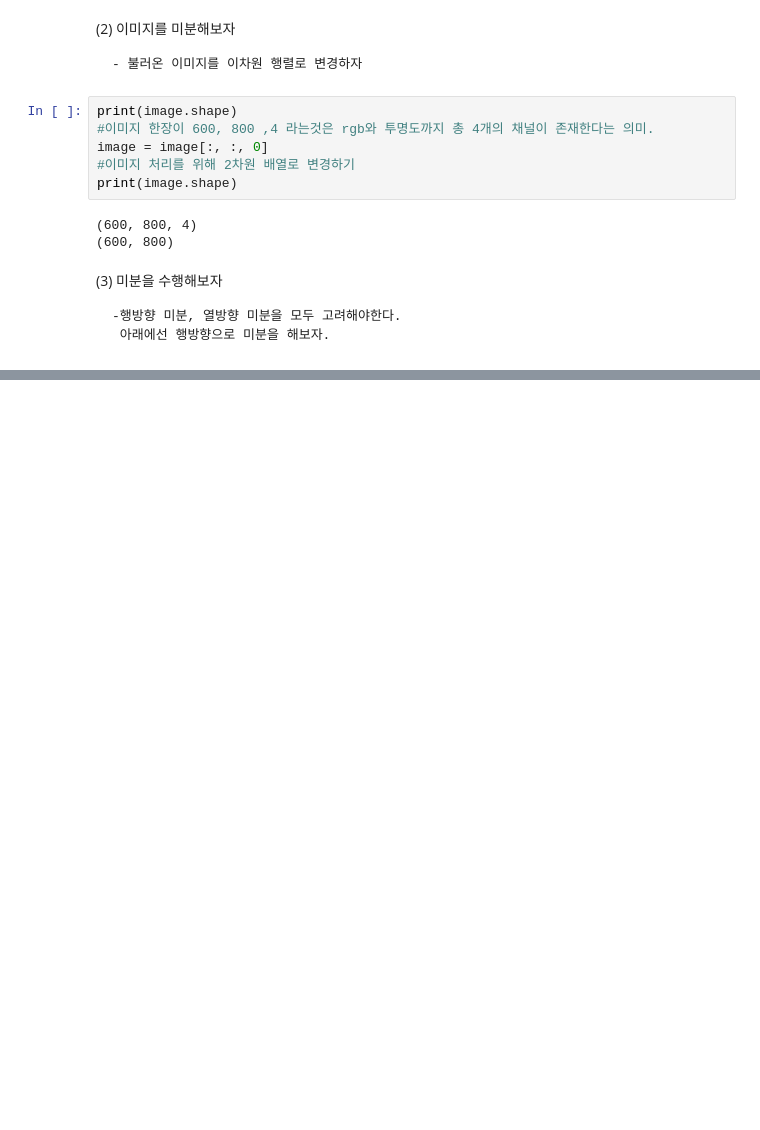
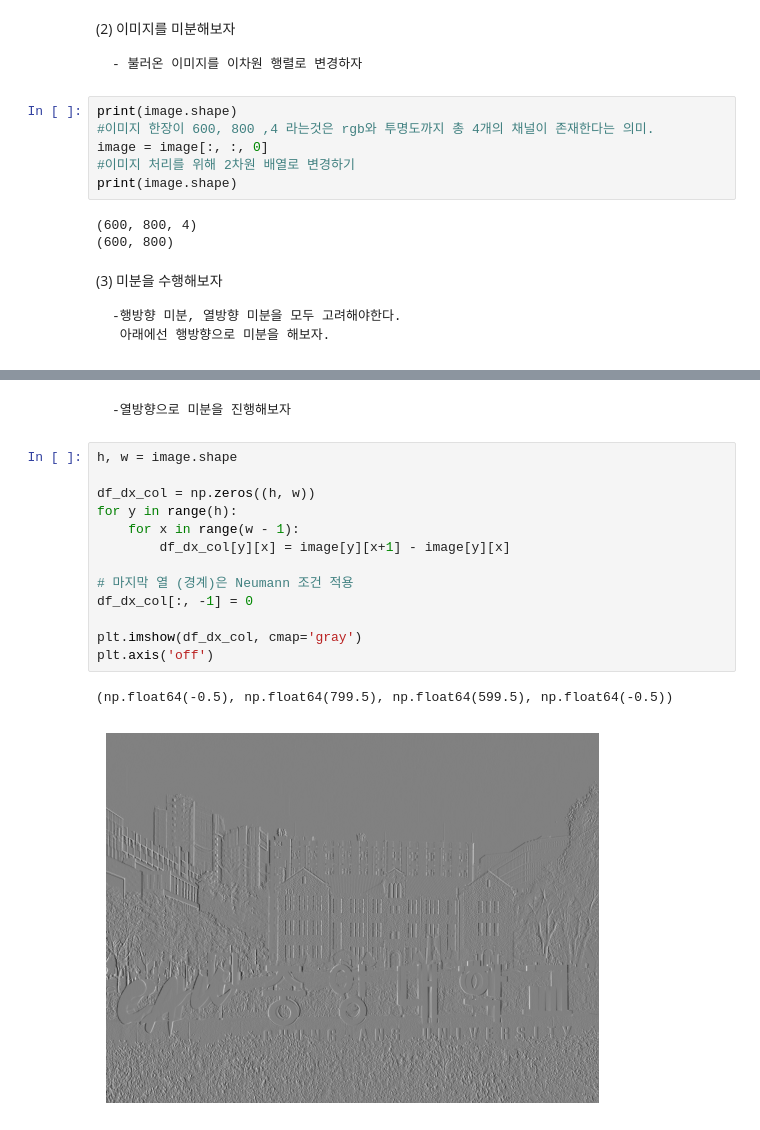
Before and after one commit to ha5804/Data_Preprossesing, a Jupyter notebook: basic.ipynb, the cells around one changed output, grey strips where cells are left out. Drawn from its saved outputs; the diff is of its cells as text; blank space fills up the shorter version.

```diff
--- a/basic.ipynb
+++ b/basic.ipynb
@@ -144,3 +145,21 @@ plt.imshow(df_dy_row, cmap = 'gray')
 # %% [output]
 <matplotlib.image.AxesImage at 0x...>
 [figure]
+# %% [markdown]
+    -열방향으로 미분을 진행해보자
+# %%
+h, w = image.shape
+
+df_dx_col = np.zeros((h, w))
+for y in range(h):
+    for x in range(w - 1):
+        df_dx_col[y][x] = image[y][x+1] - image[y][x]
+
+# 마지막 열 (경계)은 Neumann 조건 적용
+df_dx_col[:, -1] = 0
+
+plt.imshow(df_dx_col, cmap='gray')
+plt.axis('off')
+# %% [output]
+(np.float64(-0.5), np.float64(799.5), np.float64(599.5), np.float64(-0.5))
+[figure, added]
```
Also changed, not shown: parts of 1 cell of this notebook.
